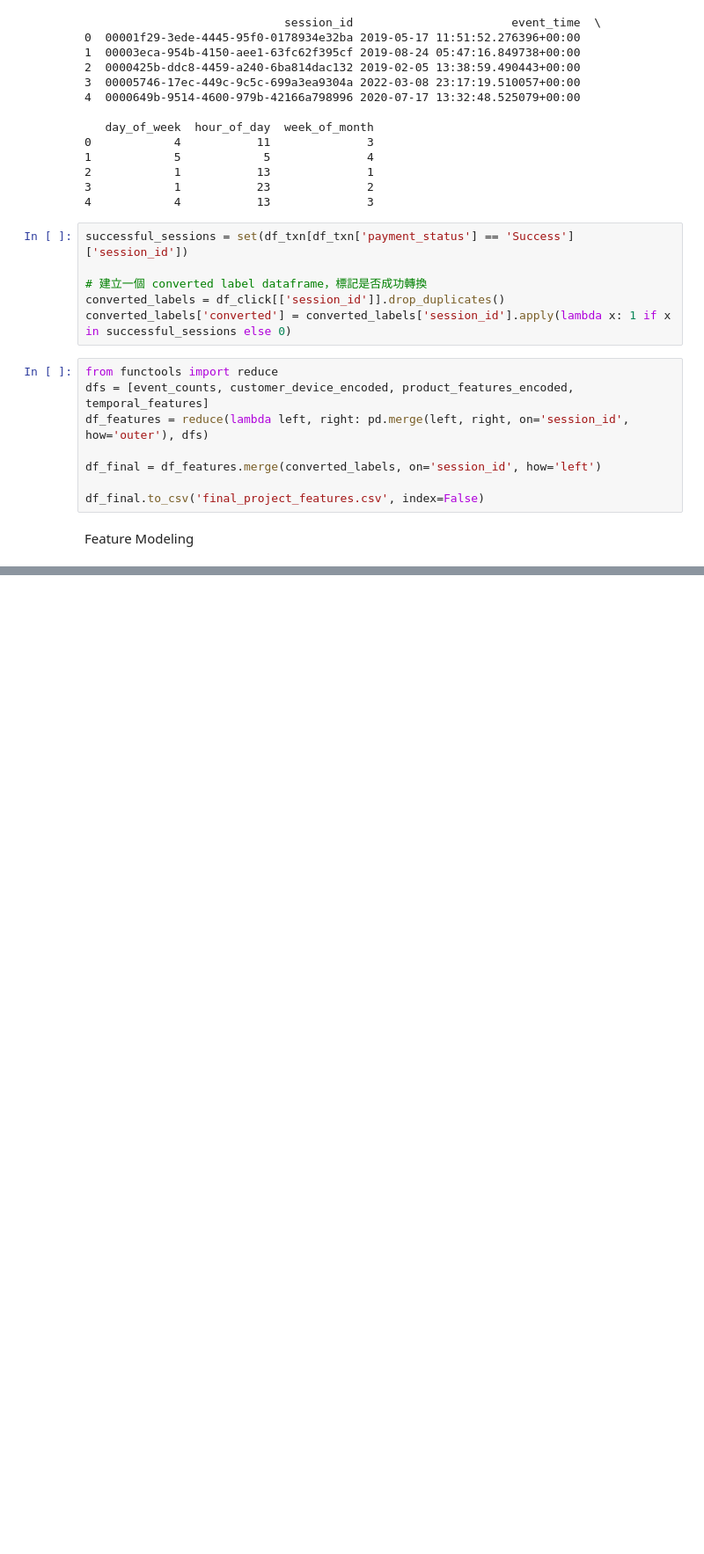
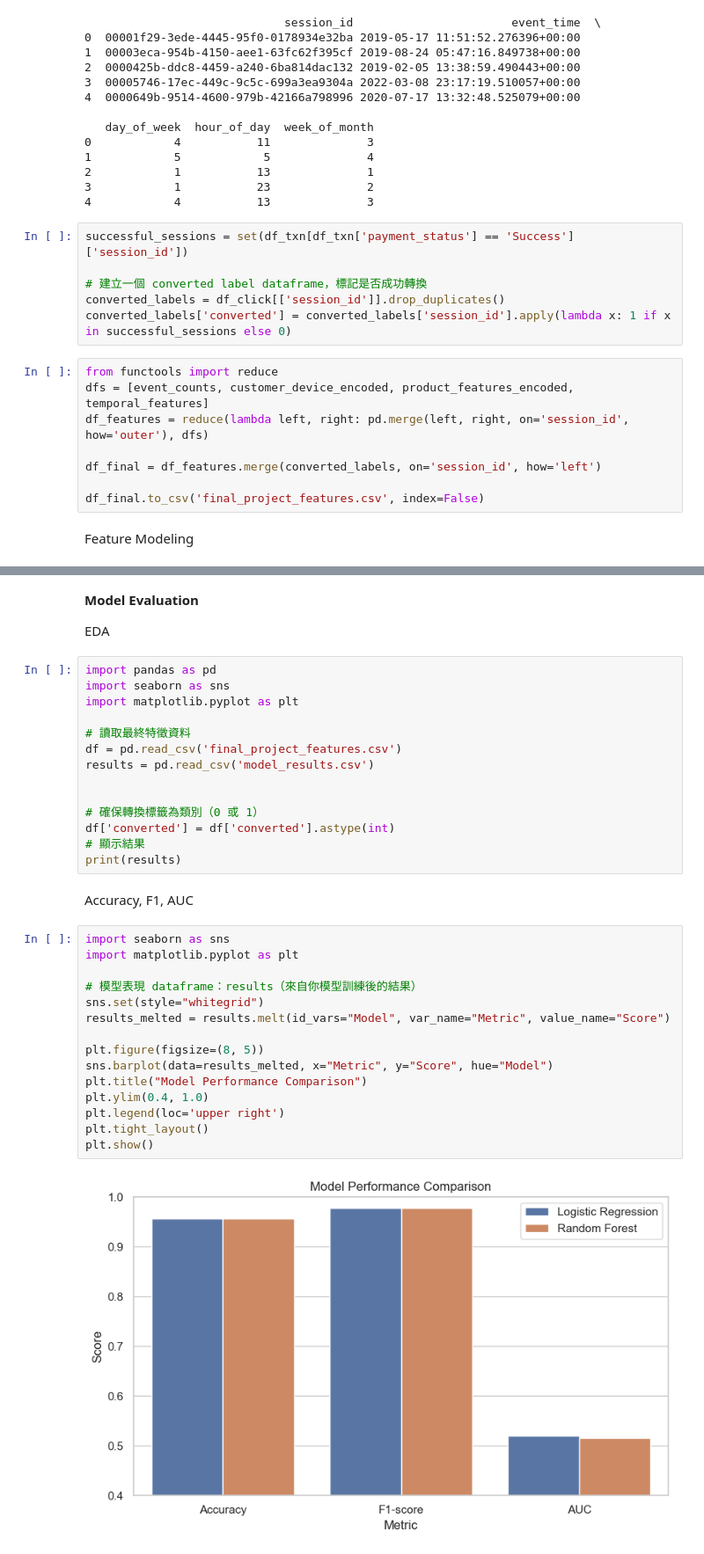
Before and after one commit to Wilson30678tw/IAT461_Final, a Jupyter notebook: IAT461_Final.ipynb, the cells around one changed output, grey strips where cells are left out. Shown: that part at 88% size. Saved outputs shown, nothing was run; the diff lists cells and outputs as text; blank space fills up the shorter version.

```diff
--- a/IAT461_Final.ipynb
+++ b/IAT461_Final.ipynb
@@ -413,3 +350,40 @@ print(results)
                  Model  Accuracy  F1-score       AUC
 0  Logistic Regression  0.957108  0.978084  0.520273
 1        Random Forest  0.957114  0.978087  0.515622
+# %% [markdown]
+**Model Evaluation**
+
+ EDA
+# %%
+import pandas as pd
+import seaborn as sns
+import matplotlib.pyplot as plt
+
+# 讀取最終特徵資料
+df = pd.read_csv('final_project_features.csv')
+results = pd.read_csv('model_results.csv')
+
+
+# 確保轉換標籤為類別（0 或 1）
+df['converted'] = df['converted'].astype(int)
+# 顯示結果
+print(results)
+# %% [markdown]
+Accuracy, F1, AUC
+# %%
+import seaborn as sns
+import matplotlib.pyplot as plt
+
+# 模型表現 dataframe：results（來自你模型訓練後的結果）
+sns.set(style="whitegrid")
+results_melted = results.melt(id_vars="Model", var_name="Metric", value_name="Score")
+
+plt.figure(figsize=(8, 5))
+sns.barplot(data=results_melted, x="Metric", y="Score", hue="Model")
+plt.title("Model Performance Comparison")
+plt.ylim(0.4, 1.0)
+plt.legend(loc='upper right')
+plt.tight_layout()
+plt.show()
+# %% [output]
+[figure, added]
```
Also changed, not shown: parts of 16 cells of this notebook.
